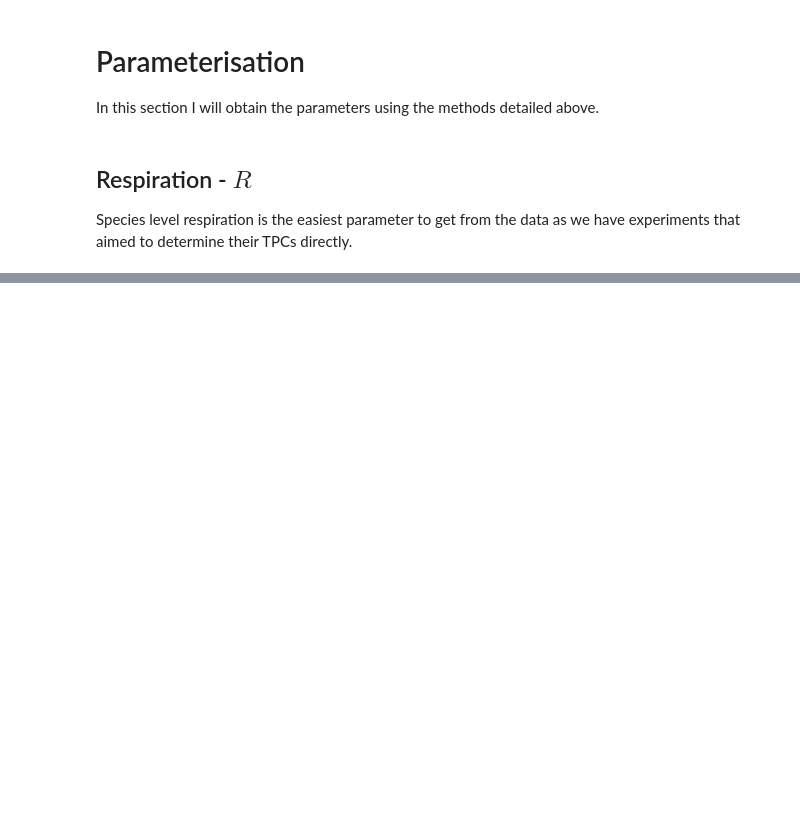
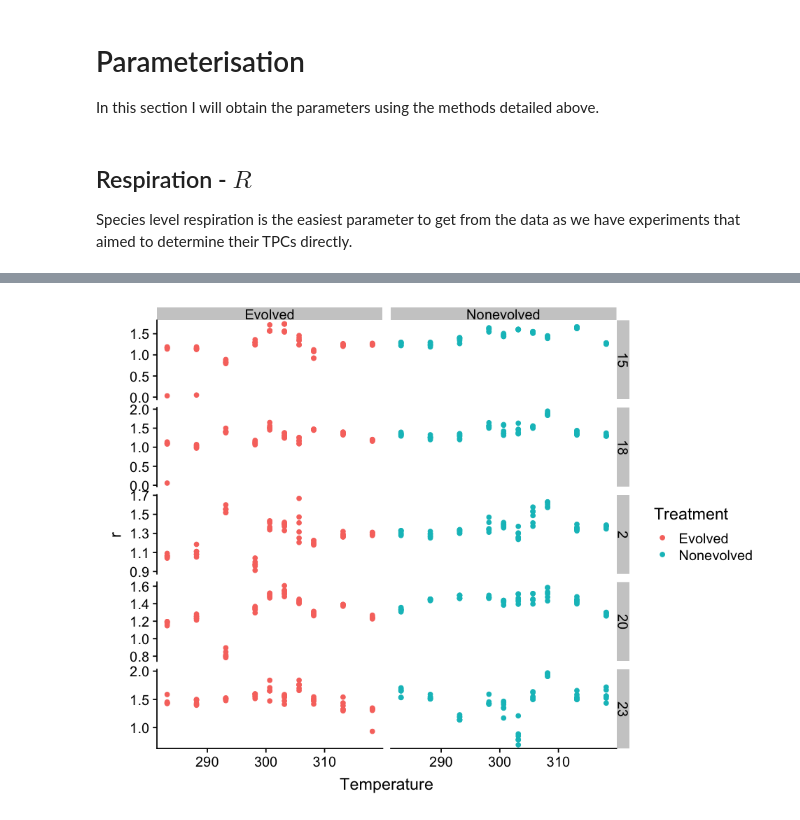
Before and after one commit to CleggTom/Bacterial_Interactions, a Jupyter notebook: notebooks/Data_analysis.ipynb, the cells around one changed output, grey strips where cells are left out. Drawn from its saved outputs; the diff is of its cells as text; code cells hidden in the pictures; blank space fills up the shorter version.

```diff
--- a/notebooks/Data_analysis.ipynb
+++ b/notebooks/Data_analysis.ipynb
@@ -165,6 +165,20 @@ $$
 # Parameterisation
 
 In this section I will obtain the parameters using the methods detailed above.
+# %%
+Cyt_all <- read_csv("../data/Francisca/FlowCytometry_All.csv",
+                   col_types = cols(ID = col_character(),
+                                    AbuT1 = col_double(),
+                                    AbuT0 = col_double(),
+                                    u = col_double(),
+                                    AT = col_double(),
+                                    Replicate = col_double(),
+                                    Id = col_character(),
+                                    Level = col_character(),
+                                    Treatment = col_character(),
+                                    Media = col_character(),
+                                    Temperature = col_double()
+                                    ))
 # %% [markdown]
 ## Respiration - $R$
 
@@ -754,0 +278,25 @@ ggplot(aes(x = T_boltz, y = r, color = Treatment))+
+# %%
+#get species growth from cytometry
+OTU_Cyt <- Cyt_all %>%
+    filter(Level == "Species", Id != 9) %>%
+    mutate(r = (log(AbuT1) - log(AbuT0)) / AT,
+           Temperature = Temperature + 273.15,
+           Treatment = ifelse(Treatment == "Denovo","Nonevolved",Treatment)) %>%
+    select(Id,Treatment,Media,Temperature,Replicate,u,r) %>%
+    rename(OTU = Id)
+
+#get min growth rate and shift growth
+min_r <- min(OTU_Cyt$r)
+# min_r <- 0 #not min
+OTU_Cyt <- OTU_Cyt %>%
+    mutate(r = r - min_r) %>%
+    filter(r > 0)
+
+options(repr.plot.width = 8, repr.plot.height = 6)
+
+OTU_Cyt %>%
+    ggplot(aes(x=Temperature, y = r, colour = Treatment))+
+        geom_point()+
+        facet_grid(OTU~Treatment, scales = "free")
+# %% [output]
+[figure, added]
```
Also changed, not shown: parts of 65 cells of this notebook, 1 other file.
